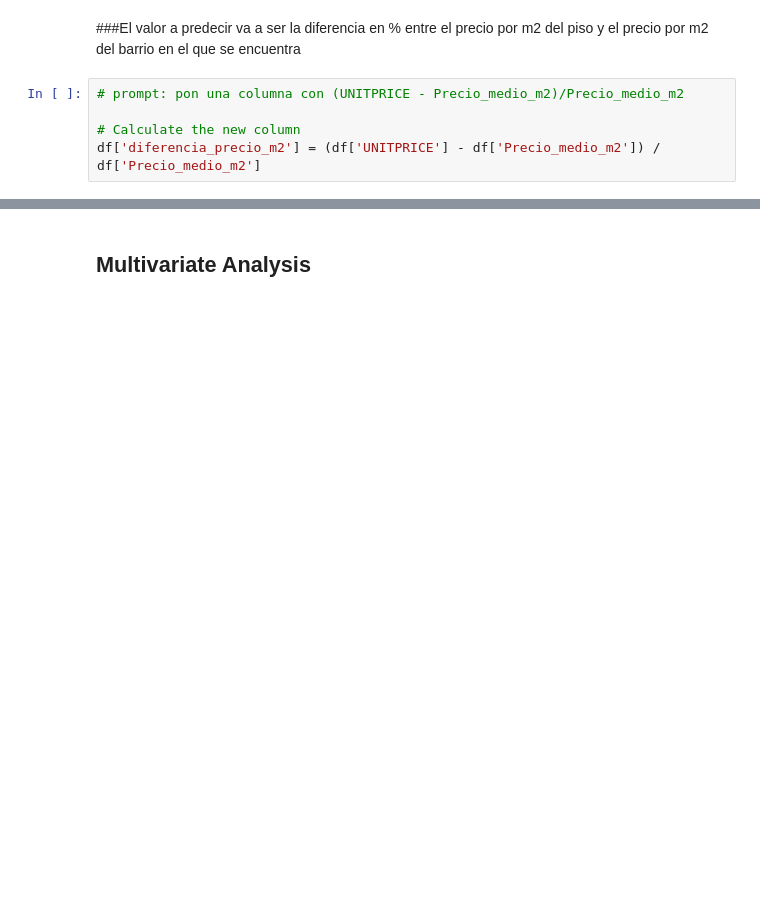
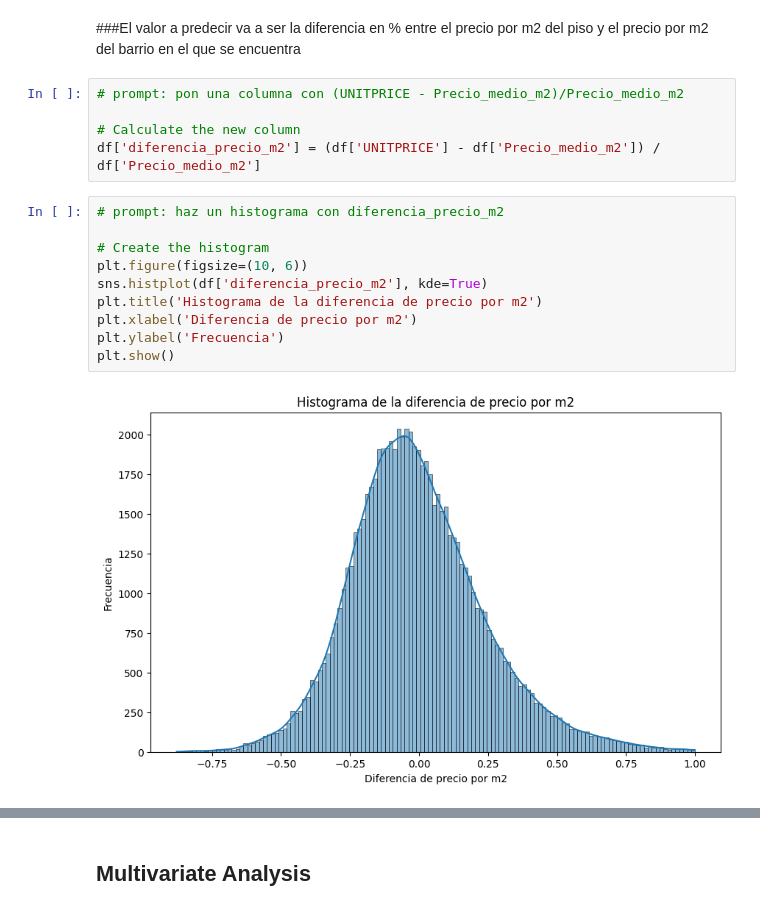
Before and after one commit to edouardor/Idealista_2024, a Jupyter notebook: Notebooks/Idealista Madrid github.ipynb, the cells around one changed output, grey strips where cells are left out. Drawn from its saved outputs; the diff is of its cells as text; blank space fills up the shorter version.

```diff
--- a/Notebooks/Idealista Madrid github.ipynb
+++ b/Notebooks/Idealista Madrid github.ipynb
@@ -134,6 +206,18 @@ df.head(3)
 
 # Calculate the new column
 df['diferencia_precio_m2'] = (df['UNITPRICE'] - df['Precio_medio_m2']) / df['Precio_medio_m2']
+# %%
+# prompt: haz un histograma con diferencia_precio_m2
+
+# Create the histogram
+plt.figure(figsize=(10, 6))
+sns.histplot(df['diferencia_precio_m2'], kde=True)
+plt.title('Histograma de la diferencia de precio por m2')
+plt.xlabel('Diferencia de precio por m2')
+plt.ylabel('Frecuencia')
+plt.show()
+# %% [output]
+[figure, added]
 # %%
 # prompt: dime cuantos valores hay superiores a 1
 
```
Also changed, not shown: parts of 43 cells of this notebook.
